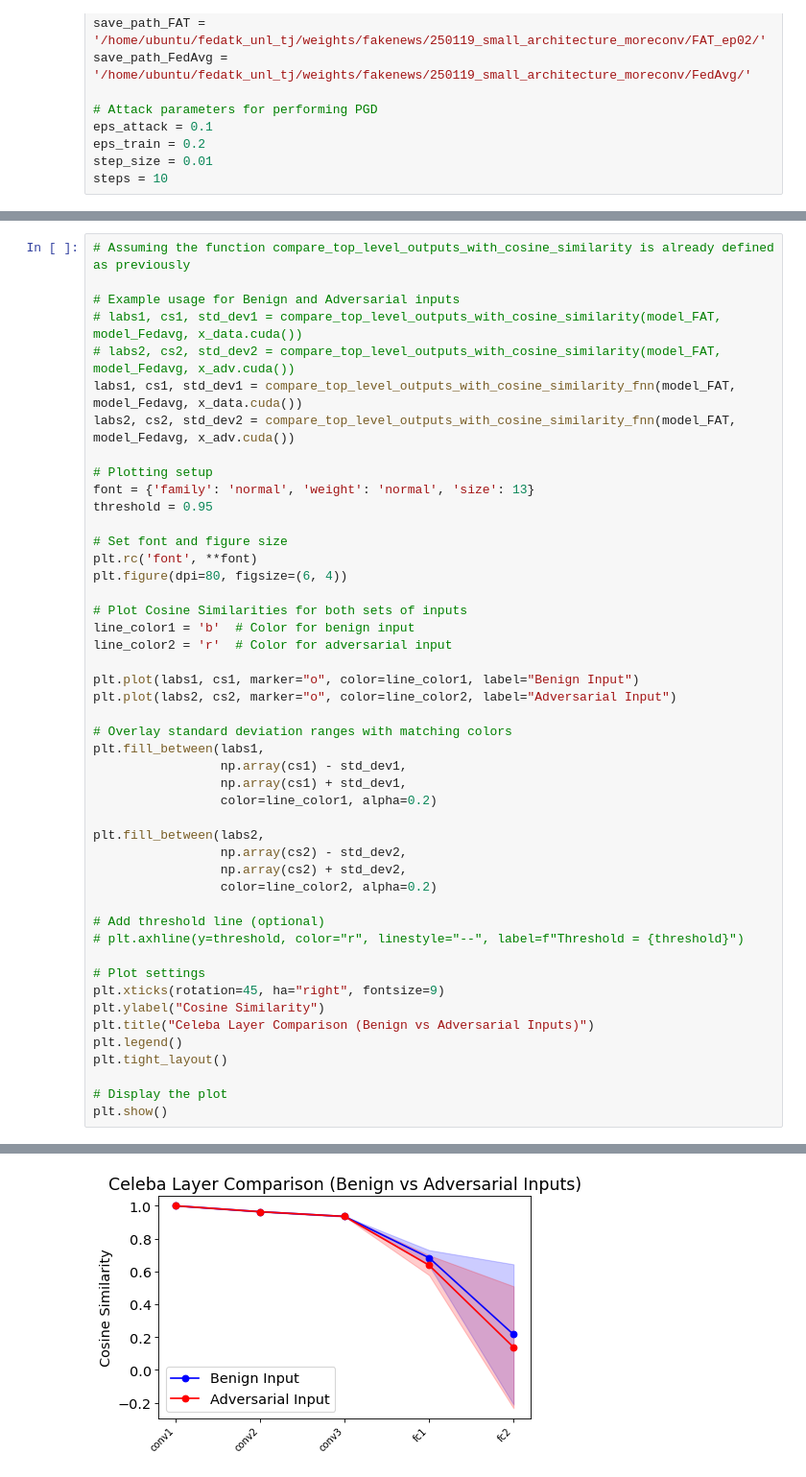
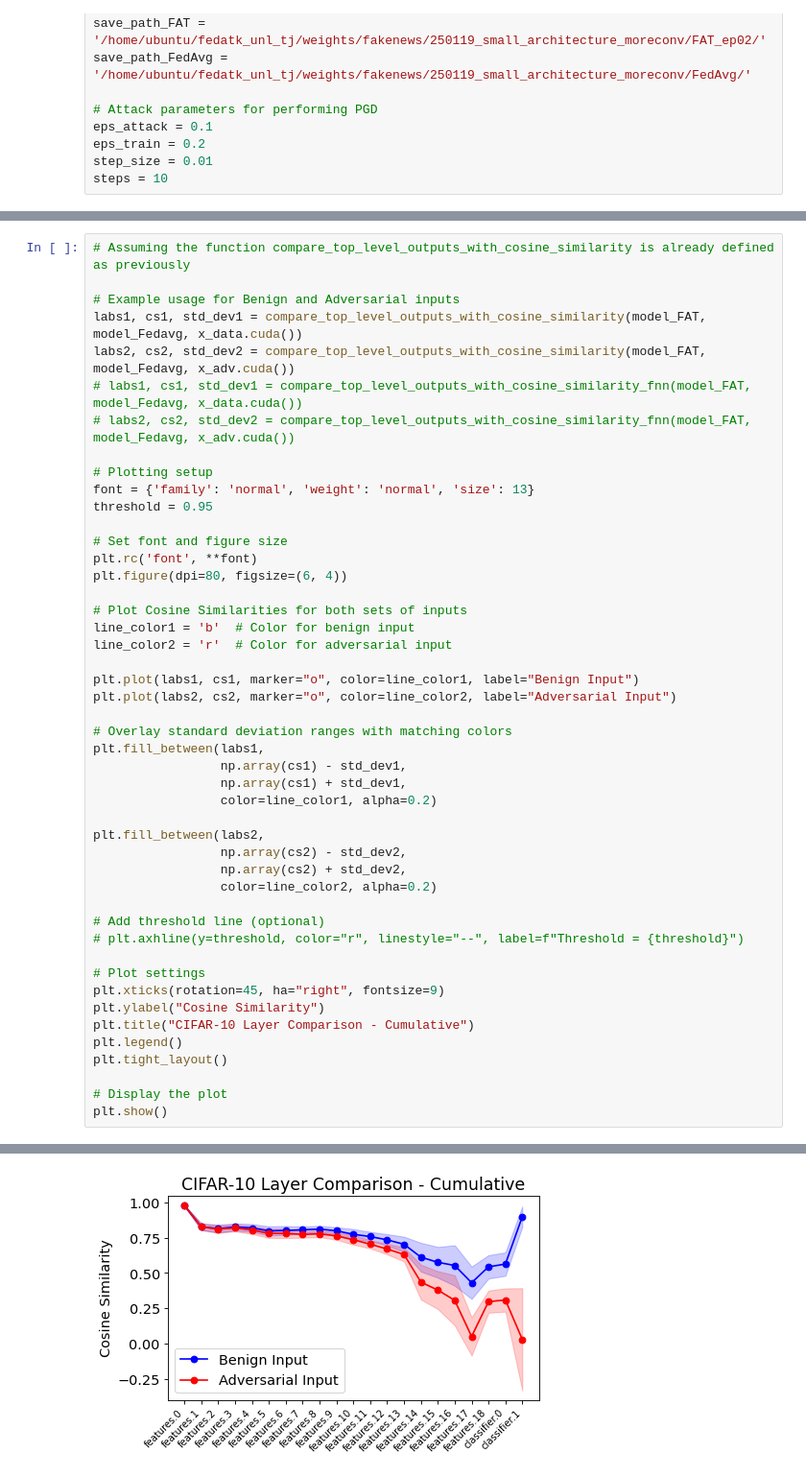
Before and after one commit to tj-kim/fedatk_unl_tj, a Jupyter notebook: icml25_exp/exp4_fig4_finding_layers.ipynb, the cells around one changed output, grey strips where cells are left out. Shown: that part at 96% size. Cells and saved outputs as stored; diff of their text form.

```diff
--- a/icml25_exp/exp4_fig4_finding_layers.ipynb
+++ b/icml25_exp/exp4_fig4_finding_layers.ipynb
@@ -159,10 +161,10 @@ Accuracy of model_FAT on adversarial data (x_adv): 46.00%
 # Assuming the function compare_top_level_outputs_with_cosine_similarity is already defined as previously
 
 # Example usage for Benign and Adversarial inputs
-# labs1, cs1, std_dev1 = compare_top_level_outputs_with_cosine_similarity(model_FAT, model_Fedavg, x_data.cuda())
-# labs2, cs2, std_dev2 = compare_top_level_outputs_with_cosine_similarity(model_FAT, model_Fedavg, x_adv.cuda())
-labs1, cs1, std_dev1 = compare_top_level_outputs_with_cosine_similarity_fnn(model_FAT, model_Fedavg, x_data.cuda())
-labs2, cs2, std_dev2 = compare_top_level_outputs_with_cosine_similarity_fnn(model_FAT, model_Fedavg, x_adv.cuda())
+labs1, cs1, std_dev1 = compare_top_level_outputs_with_cosine_similarity(model_FAT, model_Fedavg, x_data.cuda())
+labs2, cs2, std_dev2 = compare_top_level_outputs_with_cosine_similarity(model_FAT, model_Fedavg, x_adv.cuda())
+# labs1, cs1, std_dev1 = compare_top_level_outputs_with_cosine_similarity_fnn(model_FAT, model_Fedavg, x_data.cuda())
+# labs2, cs2, std_dev2 = compare_top_level_outputs_with_cosine_similarity_fnn(model_FAT, model_Fedavg, x_adv.cuda())
 
 # Plotting setup
 font = {'family': 'normal', 'weight': 'normal', 'size': 13}
@@ -196,7 +198,7 @@ plt.fill_between(labs2,
 # Plot settings
 plt.xticks(rotation=45, ha="right", fontsize=9)
 plt.ylabel("Cosine Similarity")
-plt.title("Celeba Layer Comparison (Benign vs Adversarial Inputs)")
+plt.title("CIFAR-10 Layer Comparison - Cumulative")
 plt.legend()
 plt.tight_layout()
 
@@ -223,4 +228,4 @@ fc2                                      0.13829431      0.37143031 !!!
-[figure, old version]
+[figure, new version]
 # %%
 
 # Example usage for benign and adversarial inputs
```
Also changed, not shown: parts of 11 cells of this notebook, 25 other files.
